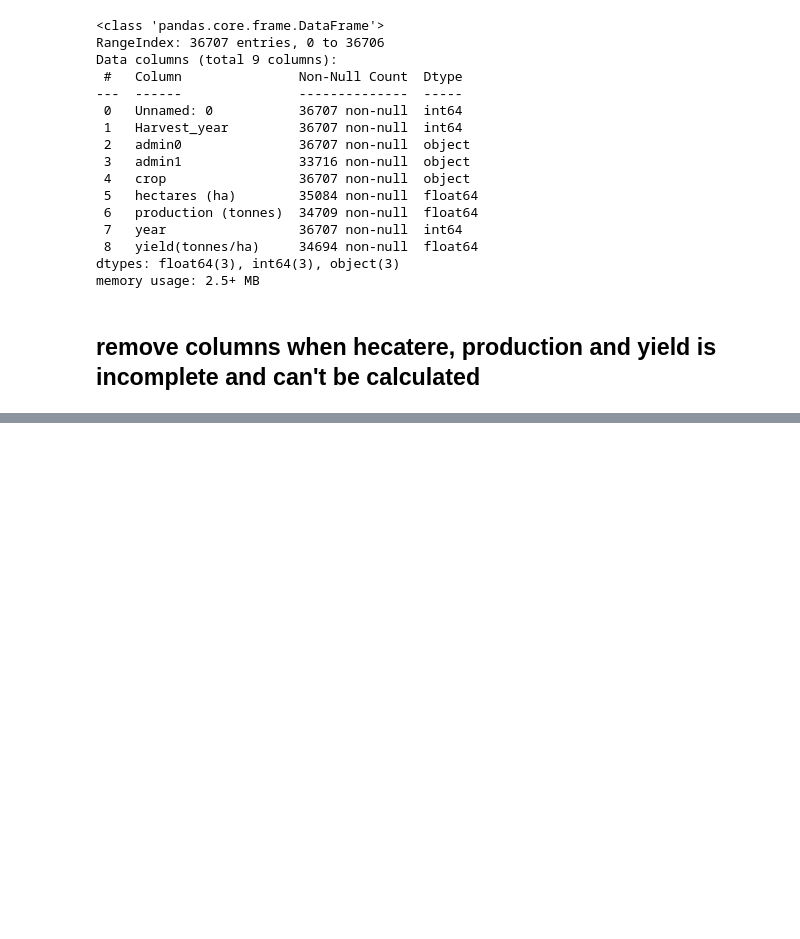
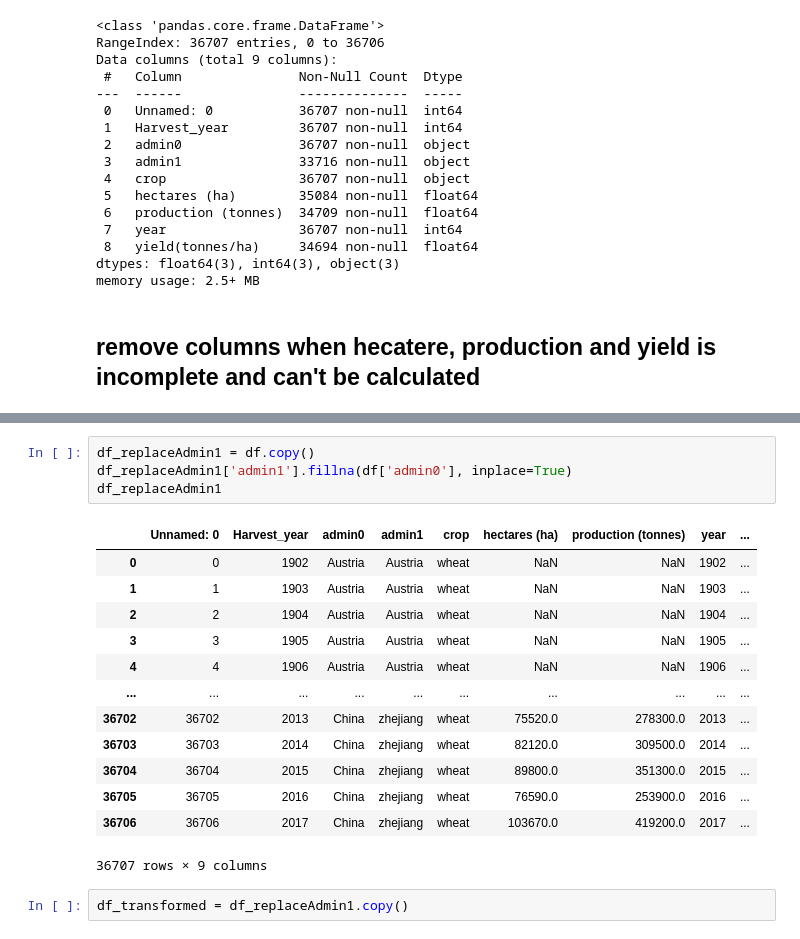
Before and after one commit to kieran31415/DataWizards, a Jupyter notebook: CropData/CropData.ipynb, the cells around one changed output, grey strips where cells are left out. Saved outputs shown, nothing was run; the diff lists cells and outputs as text; blank space fills up the shorter version.

```diff
--- a/CropData/CropData.ipynb
+++ b/CropData/CropData.ipynb
@@ -55,0 +120,20 @@ memory usage: 2.5+ MB
+# %%
+df_replaceAdmin1 = df.copy()
+df_replaceAdmin1['admin1'].fillna(df['admin0'], inplace=True)
+df_replaceAdmin1
+# %% [output]
+|  | Unnamed: 0 | Harvest_year | admin0 | admin1 | crop | hectares (ha) | production (tonnes) | year | ... |
+| 0 | 0 | 1902 | Austria | Austria | wheat | NaN | NaN | 1902 | ... |
+| 1 | 1 | 1903 | Austria | Austria | wheat | NaN | NaN | 1903 | ... |
+| 2 | 2 | 1904 | Austria | Austria | wheat | NaN | NaN | 1904 | ... |
+| 3 | 3 | 1905 | Austria | Austria | wheat | NaN | NaN | 1905 | ... |
+| 4 | 4 | 1906 | Austria | Austria | wheat | NaN | NaN | 1906 | ... |
+| ... | ... | ... | ... | ... | ... | ... | ... | ... | ... |
+| 36702 | 36702 | 2013 | China | zhejiang | wheat | 75520.0 | 278300.0 | 2013 | ... |
+| 36703 | 36703 | 2014 | China | zhejiang | wheat | 82120.0 | 309500.0 | 2014 | ... |
+| 36704 | 36704 | 2015 | China | zhejiang | wheat | 89800.0 | 351300.0 | 2015 | ... |
+| 36705 | 36705 | 2016 | China | zhejiang | wheat | 76590.0 | 253900.0 | 2016 | ... |
+| 36706 | 36706 | 2017 | China | zhejiang | wheat | 103670.0 | 419200.0 | 2017 | ... |
+36707 rows × 9 columns
+# %%
+df_transformed = df_replaceAdmin1.copy()
```
Also changed, not shown: parts of 17 cells of this notebook.
